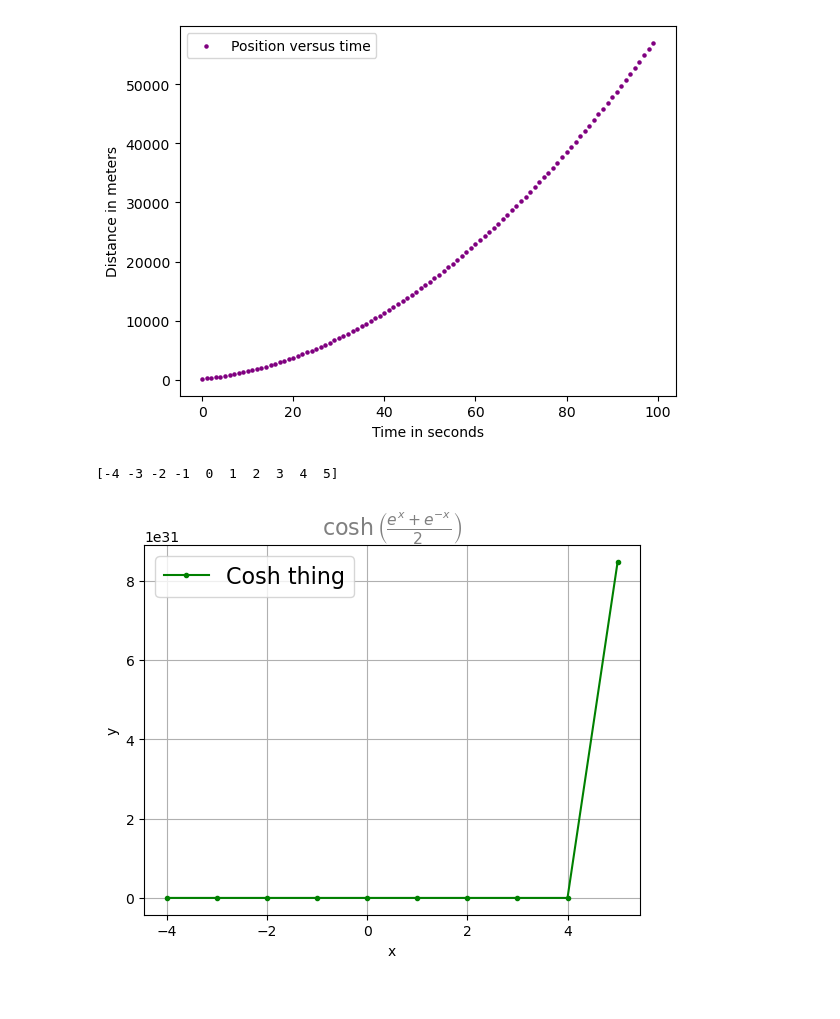
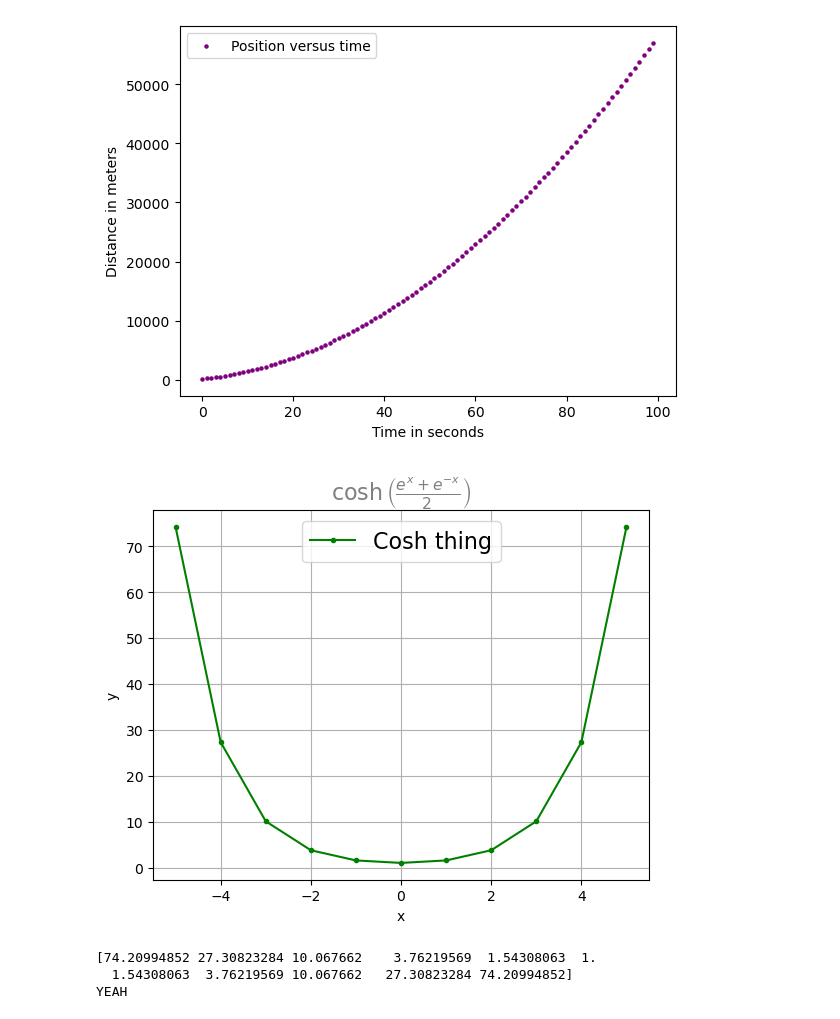
Before and after one commit to wendyr07/PROGNUM-repo, a Jupyter notebook: Task3/Notebooks/Week_3_sessions.ipynb, the cells around one changed output. Saved outputs shown, nothing was run; the diff lists cells and outputs as text; code cells hidden in the pictures.

```diff
--- a/Task3/Notebooks/Week_3_sessions.ipynb
+++ b/Task3/Notebooks/Week_3_sessions.ipynb
@@ -450,17 +449,32 @@ plt.legend(fontsize = 10)
 # %%
 #3.22
 #formula = cosh((e^x + e^-x)/2)
-x = np.arange(-4,6)
-print(x)
-y = np.cosh((np.exp(x) + np.exp(-x)) / 2)
+import numpy as np
+import matplotlib.pyplot as plt
 
-plt.plot(x, y, marker="o", color="g", markersize=3, label="Cosh thing")
+
+def catenary(x):
+    return ((np.exp(x) + np.exp(-x))/2)
+
+xlist = list(range(-5,6))
+ylist = [catenary(i) for i in xlist]
+
+plt.plot(xlist, ylist, marker="o", color="g", markersize=3, label="Cosh thing")
 plt.title(r"$\cosh\left(\frac{e^{x}+e^{-x}}{2}\right)$", fontsize=16, color="gray")
 plt.xlabel("x")
 plt.ylabel("y")
 plt.legend(fontsize=16)
 plt.grid()
 plt.show()
+
+x = np.arange(-5,6)
+y = catenary(x)
+print(y)
+
+if np.array_equal(xlist,x) and np.array_equal(ylist,y): #Checks if the values are the same.
+    print("YEAH")
 # %% [output]
+[figure, new version]
-[-4 -3 -2 -1  0  1  2  3  4  5]
+[74.20994852 27.30823284 10.067662    3.76219569  1.54308063  1.
+  1.54308063  3.76219569 10.067662   27.30823284 74.20994852]
+YEAH
-[figure, old version]
```
Also changed, not shown: parts of 2 cells of this notebook.
